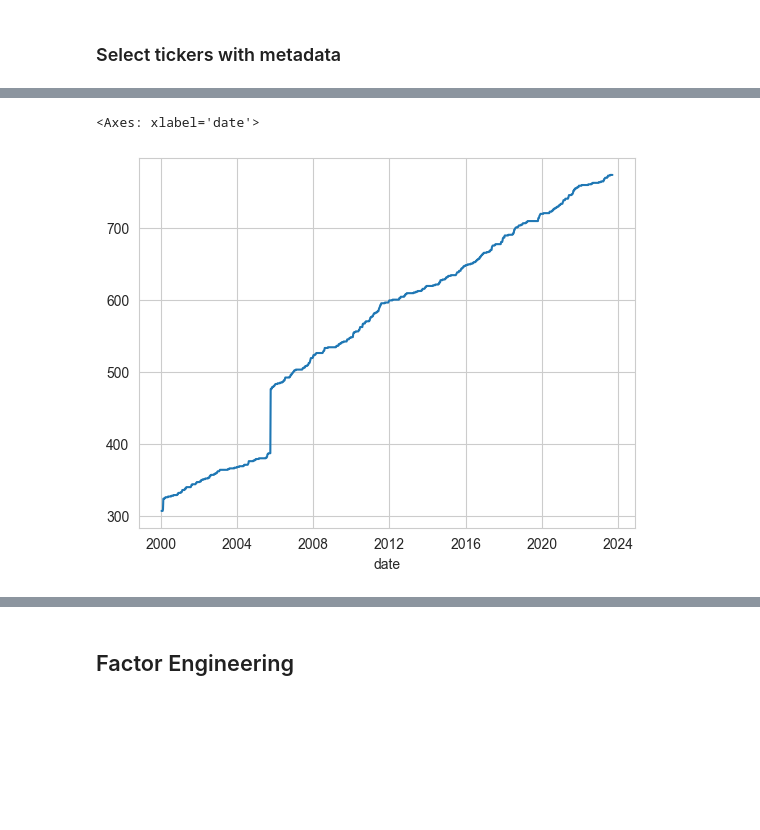
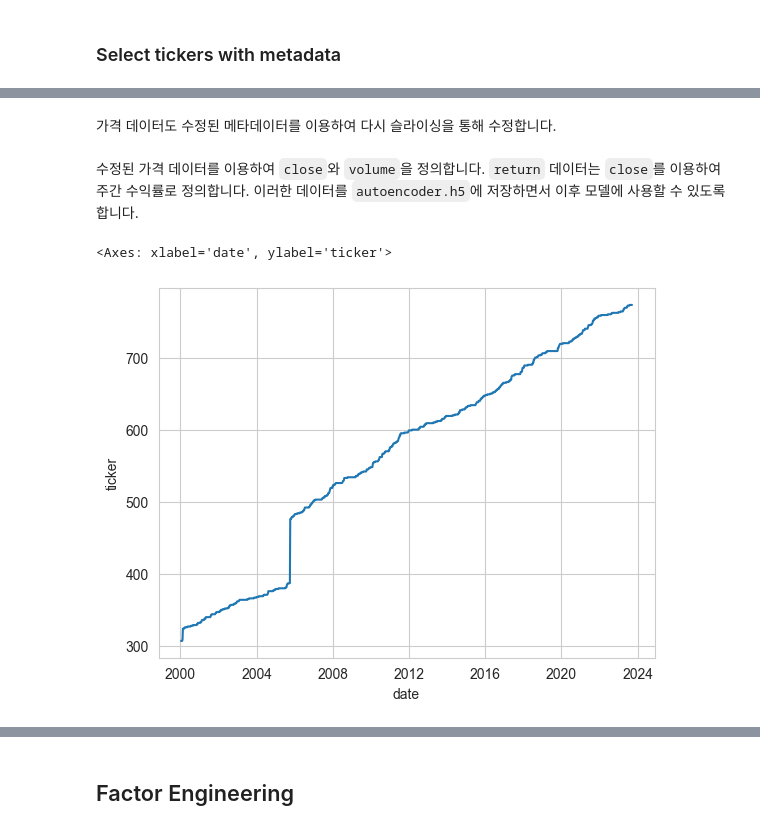
Before and after one commit to ChoiInYeol/Asset-pricing-models-using-deep-learning-networks, a Jupyter notebook: quantecon-mini-example/mini_book/docs/5.Stock_Data_EDA.ipynb, the cells around one changed output, grey strips where cells are left out. Cells and saved outputs as stored; diff of their text form; code cells hidden in the pictures; blank space fills up the shorter version.

```diff
--- a/quantecon-mini-example/mini_book/docs/5.Stock_Data_EDA.ipynb
+++ b/quantecon-mini-example/mini_book/docs/5.Stock_Data_EDA.ipynb
@@ -56,6 +64,8 @@ tickers_with_metadata = [
 
 # Use .loc to select rows based on the tickers_with_metadata list
 prices = prices.loc[pd.IndexSlice[tickers_with_metadata, :], :] # type: ignore
+# %% [markdown]
+가격 데이터도 수정된 메타데이터를 이용하여 다시 슬라이싱을 통해 수정합니다.
 # %%
 close = prices.close.unstack("ticker").sort_index()
 volume = prices.volume.unstack("ticker").sort_index()
@@ -76,8 +84,11 @@ with pd.HDFStore(results_path / "autoencoder.h5") as store:
     store.put("volume", volume)
     store.put("returns", returns)
     store.put("metadata", metadata)
-# %%
-sns.lineplot(returns.count(1))
-# %% [output]
-<Axes: xlabel='date'>
-[figure, removed]
+# %% [markdown]
+수정된 가격 데이터를 이용하여 `close`와 `volume`을 정의합니다. `return` 데이터는 `close`를 이용하여 주간 수익률로 정의합니다. 이러한 데이터를 `autoencoder.h5`에 저장하면서 이후 모델에 사용할 수 있도록 합니다.
+# %%
+data_ = pd.DataFrame(returns.count(1), columns=['ticker'])
+sns.lineplot(data=data_, x="date", y="ticker")
+# %% [output]
+<Axes: xlabel='date', ylabel='ticker'>
+[figure, added]
```
Also changed, not shown: parts of 8 cells of this notebook, 14 other files.
